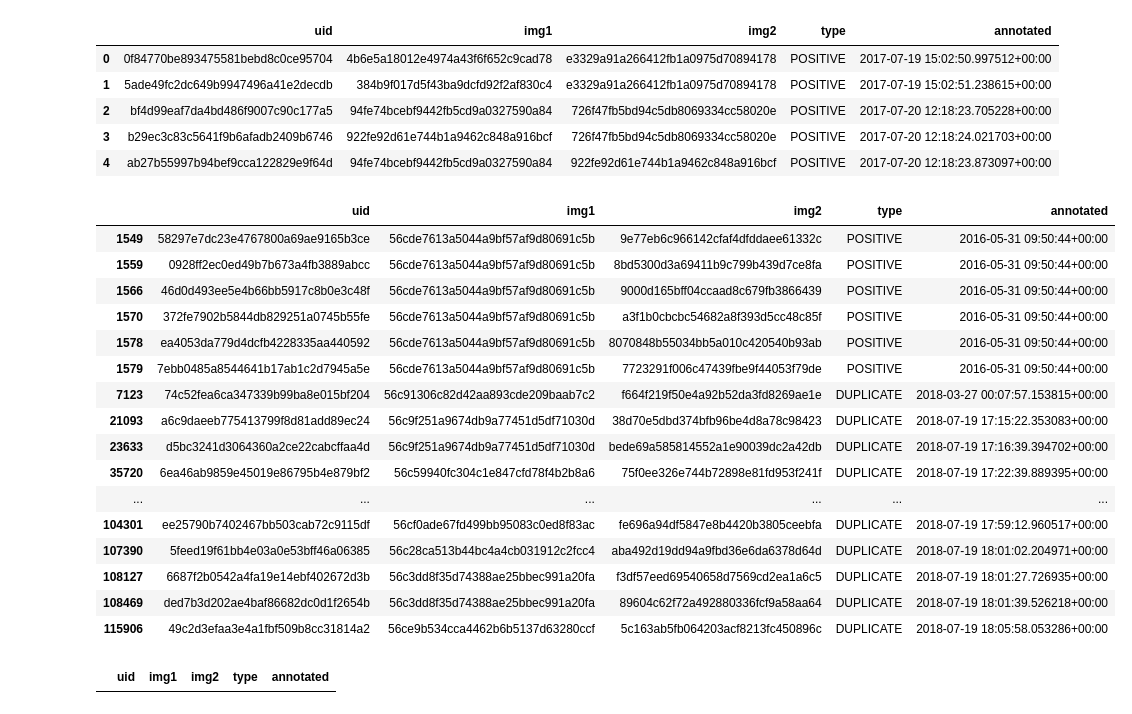
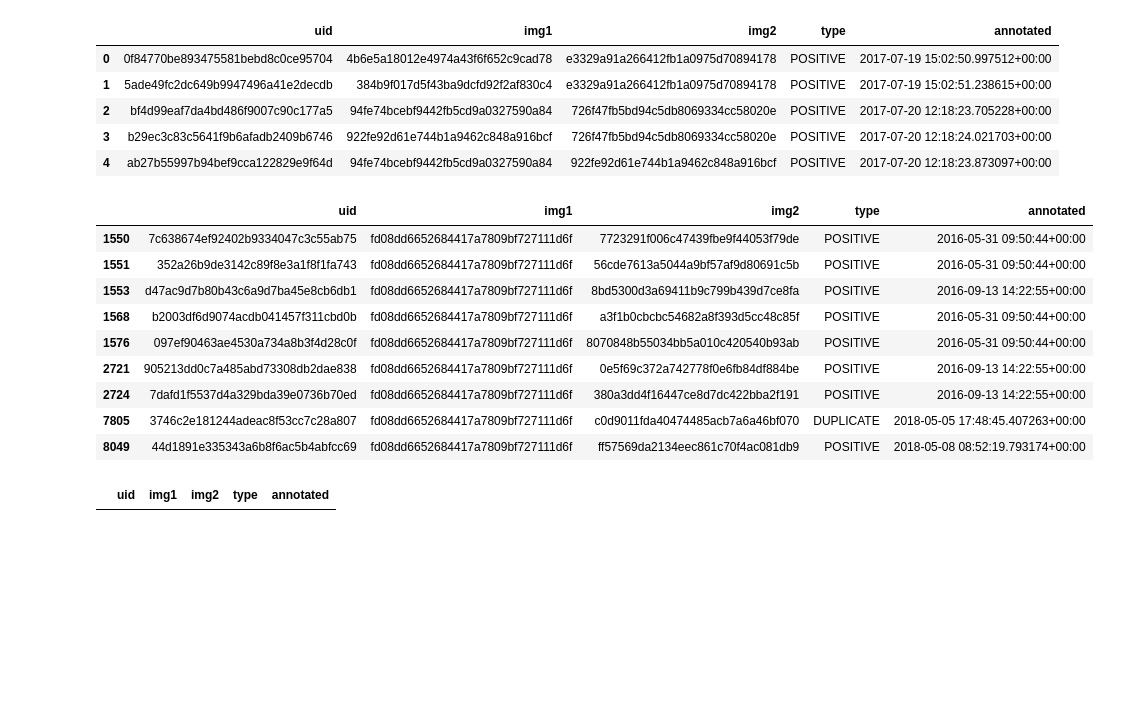
Before and after one commit to ludovicaschaerf/Cini_TDA, a Jupyter notebook: notebooks/Data.ipynb, the cells around one changed output. Saved outputs shown, nothing was run; the diff lists cells and outputs as text; code cells hidden in the pictures; blank space fills up the shorter version.

```diff
--- a/notebooks/Data.ipynb
+++ b/notebooks/Data.ipynb
@@ -126,25 +126,18 @@ morpho_graph_complete.head()
 | 3 | b29ec3c83c5641f9b6afadb2409b6746 | 922fe92d61e744b1a9462c848a916bcf | 726f47fb5bd94c5db8069334cc58020e | POSITIVE | 2017-07-20 12:18:24.021703+00:00 |
 | 4 | ab27b55997b94bef9cca122829e9f64d | 94fe74bcebf9442fb5cd9a0327590a84 | 922fe92d61e744b1a9462c848a916bcf | POSITIVE | 2017-07-20 12:18:23.873097+00:00 |
 # %%
-morpho_graph_complete[morpho_graph_complete['img1'].str.startswith('56c')]
+morpho_graph_complete[morpho_graph_complete['img1'].str.startswith('fd08dd6652684417a7809bf727111d6f')] # virgin of the rocks
 # %% [output]
 |  | uid | img1 | img2 | type | annotated |
-| 1549 | 58297e7dc23e4767800a69ae9165b3ce | 56cde7613a5044a9bf57af9d80691c5b | 9e77eb6c966142cfaf4dfddaee61332c | POSITIVE | 2016-05-31 09:50:44+00:00 |
-| 1559 | 0928ff2ec0ed49b7b673a4fb3889abcc | 56cde7613a5044a9bf57af9d80691c5b | 8bd5300d3a69411b9c799b439d7ce8fa | POSITIVE | 2016-05-31 09:50:44+00:00 |
-| 1566 | 46d0d493ee5e4b66bb5917c8b0e3c48f | 56cde7613a5044a9bf57af9d80691c5b | 9000d165bff04ccaad8c679fb3866439 | POSITIVE | 2016-05-31 09:50:44+00:00 |
-| 1570 | 372fe7902b5844db829251a0745b55fe | 56cde7613a5044a9bf57af9d80691c5b | a3f1b0cbcbc54682a8f393d5cc48c85f | POSITIVE | 2016-05-31 09:50:44+00:00 |
-| 1578 | ea4053da779d4dcfb4228335aa440592 | 56cde7613a5044a9bf57af9d80691c5b | 8070848b55034bb5a010c420540b93ab | POSITIVE | 2016-05-31 09:50:44+00:00 |
-| 1579 | 7ebb0485a8544641b17ab1c2d7945a5e | 56cde7613a5044a9bf57af9d80691c5b | 7723291f006c47439fbe9f44053f79de | POSITIVE | 2016-05-31 09:50:44+00:00 |
-| 7123 | 74c52fea6ca347339b99ba8e015bf204 | 56c91306c82d42aa893cde209baab7c2 | f664f219f50e4a92b52da3fd8269ae1e | DUPLICATE | 2018-03-27 00:07:57.153815+00:00 |
-| 21093 | a6c9daeeb775413799f8d81add89ec24 | 56c9f251a9674db9a77451d5df71030d | 38d70e5dbd374bfb96be4d8a78c98423 | DUPLICATE | 2018-07-19 17:15:22.353083+00:00 |
-| 23633 | d5bc3241d3064360a2ce22cabcffaa4d | 56c9f251a9674db9a77451d5df71030d | bede69a585814552a1e90039dc2a42db | DUPLICATE | 2018-07-19 17:16:39.394702+00:00 |
-| 35720 | 6ea46ab9859e45019e86795b4e879bf2 | 56c59940fc304c1e847cfd78f4b2b8a6 | 75f0ee326e744b72898e81fd953f241f | DUPLICATE | 2018-07-19 17:22:39.889395+00:00 |
-| ... | ... | ... | ... | ... | ... |
-| 104301 | ee25790b7402467bb503cab72c9115df | 56cf0ade67fd499bb95083c0ed8f83ac | fe696a94df5847e8b4420b3805ceebfa | DUPLICATE | 2018-07-19 17:59:12.960517+00:00 |
-| 107390 | 5feed19f61bb4e03a0e53bff46a06385 | 56c28ca513b44bc4a4cb031912c2fcc4 | aba492d19dd94a9fbd36e6da6378d64d | DUPLICATE | 2018-07-19 18:01:02.204971+00:00 |
-| 108127 | 6687f2b0542a4fa19e14ebf402672d3b | 56c3dd8f35d74388ae25bbec991a20fa | f3df57eed69540658d7569cd2ea1a6c5 | DUPLICATE | 2018-07-19 18:01:27.726935+00:00 |
-| 108469 | ded7b3d202ae4baf86682dc0d1f2654b | 56c3dd8f35d74388ae25bbec991a20fa | 89604c62f72a492880336fcf9a58aa64 | DUPLICATE | 2018-07-19 18:01:39.526218+00:00 |
-| 115906 | 49c2d3efaa3e4a1fbf509b8cc31814a2 | 56ce9b534cca4462b6b5137d63280ccf | 5c163ab5fb064203acf8213fc450896c | DUPLICATE | 2018-07-19 18:05:58.053286+00:00 |
+| 1550 | 7c638674ef92402b9334047c3c55ab75 | fd08dd6652684417a7809bf727111d6f | 7723291f006c47439fbe9f44053f79de | POSITIVE | 2016-05-31 09:50:44+00:00 |
+| 1551 | 352a26b9de3142c89f8e3a1f8f1fa743 | fd08dd6652684417a7809bf727111d6f | 56cde7613a5044a9bf57af9d80691c5b | POSITIVE | 2016-05-31 09:50:44+00:00 |
+| 1553 | d47ac9d7b80b43c6a9d7ba45e8cb6db1 | fd08dd6652684417a7809bf727111d6f | 8bd5300d3a69411b9c799b439d7ce8fa | POSITIVE | 2016-09-13 14:22:55+00:00 |
+| 1568 | b2003df6d9074acdb041457f311cbd0b | fd08dd6652684417a7809bf727111d6f | a3f1b0cbcbc54682a8f393d5cc48c85f | POSITIVE | 2016-05-31 09:50:44+00:00 |
+| 1576 | 097ef90463ae4530a734a8b3f4d28c0f | fd08dd6652684417a7809bf727111d6f | 8070848b55034bb5a010c420540b93ab | POSITIVE | 2016-05-31 09:50:44+00:00 |
+| 2721 | 905213dd0c7a485abd73308db2dae838 | fd08dd6652684417a7809bf727111d6f | 0e5f69c372a742778f0e6fb84df884be | POSITIVE | 2016-09-13 14:22:55+00:00 |
+| 2724 | 7dafd1f5537d4a329bda39e0736b70ed | fd08dd6652684417a7809bf727111d6f | 380a3dd4f16447ce8d7dc422bba2f191 | POSITIVE | 2016-09-13 14:22:55+00:00 |
+| 7805 | 3746c2e181244adeac8f53cc7c28a807 | fd08dd6652684417a7809bf727111d6f | c0d9011fda40474485acb7a6a46bf070 | DUPLICATE | 2018-05-05 17:48:45.407263+00:00 |
+| 8049 | 44d1891e335343a6b8f6ac5b4abfcc69 | fd08dd6652684417a7809bf727111d6f | ff57569da2134eec861c70f4ac081db9 | POSITIVE | 2018-05-08 08:52:19.793174+00:00 |
 # %%
 morpho_graph_complete[morpho_graph_complete['img2'] == '69d0d257aadb4c15a0defb28c6adc5f5']
 # %% [output]
```
Also changed, not shown: parts of 1 cell of this notebook, 7 other files.
